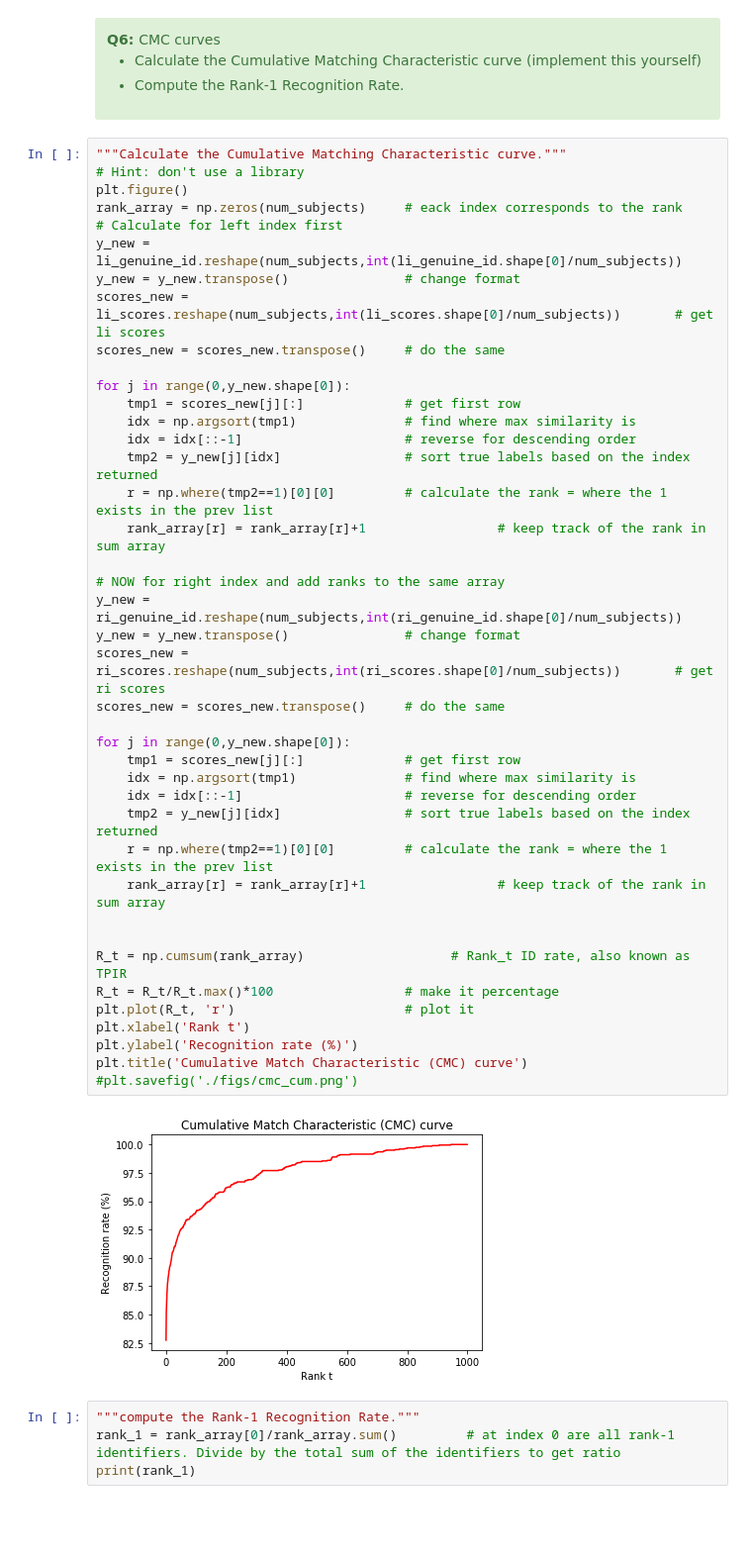
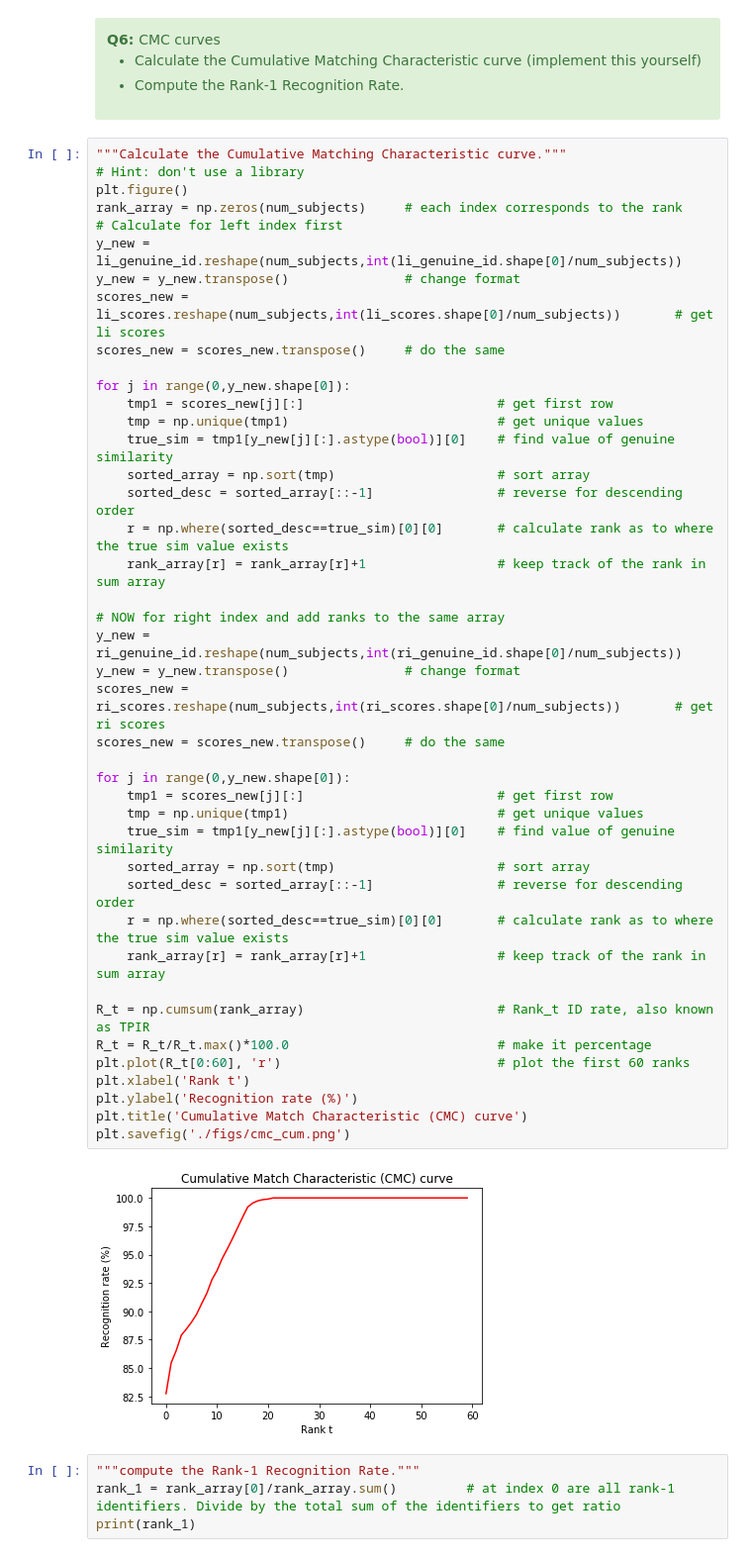
Before and after one commit to chariskal/eval-biometrics, a Jupyter notebook: assignment_1.ipynb, the cells around one changed output. Shown at 99% size. Drawn from its saved outputs; the diff is of its cells as text; blank space fills up the shorter version.

```diff
--- a/assignment_1.ipynb
+++ b/assignment_1.ipynb
@@ -554,46 +571,47 @@ CMC curves can easily be generated once you have the ranked matching scores for
 # %%
 """Calculate the Cumulative Matching Characteristic curve."""
 # Hint: don't use a library
 plt.figure()
-rank_array = np.zeros(num_subjects)     # eack index corresponds to the rank
+rank_array = np.zeros(num_subjects)     # each index corresponds to the rank
 # Calculate for left index first
 y_new = li_genuine_id.reshape(num_subjects,int(li_genuine_id.shape[0]/num_subjects))
 y_new = y_new.transpose()               # change format
 scores_new = li_scores.reshape(num_subjects,int(li_scores.shape[0]/num_subjects))       # get li scores
 scores_new = scores_new.transpose()     # do the same
 
 for j in range(0,y_new.shape[0]):
-    tmp1 = scores_new[j][:]             # get first row
-    idx = np.argsort(tmp1)              # find where max similarity is
-    idx = idx[::-1]                     # reverse for descending order
-    tmp2 = y_new[j][idx]                # sort true labels based on the index returned
-    r = np.where(tmp2==1)[0][0]         # calculate the rank = where the 1 exists in the prev list
+    tmp1 = scores_new[j][:]                         # get first row
+    tmp = np.unique(tmp1)                           # get unique values
+    true_sim = tmp1[y_new[j][:].astype(bool)][0]    # find value of genuine similarity
+    sorted_array = np.sort(tmp)                     # sort array
+    sorted_desc = sorted_array[::-1]                # reverse for descending order
+    r = np.where(sorted_desc==true_sim)[0][0]       # calculate rank as to where the true sim value exists
     rank_array[r] = rank_array[r]+1                 # keep track of the rank in sum array
 
 # NOW for right index and add ranks to the same array
 y_new = ri_genuine_id.reshape(num_subjects,int(ri_genuine_id.shape[0]/num_subjects))
 y_new = y_new.transpose()               # change format
 scores_new = ri_scores.reshape(num_subjects,int(ri_scores.shape[0]/num_subjects))       # get ri scores
 scores_new = scores_new.transpose()     # do the same
 
 for j in range(0,y_new.shape[0]):
-    tmp1 = scores_new[j][:]             # get first row
-    idx = np.argsort(tmp1)              # find where max similarity is
-    idx = idx[::-1]                     # reverse for descending order
-    tmp2 = y_new[j][idx]                # sort true labels based on the index returned
-    r = np.where(tmp2==1)[0][0]         # calculate the rank = where the 1 exists in the prev list
+    tmp1 = scores_new[j][:]                         # get first row
+    tmp = np.unique(tmp1)                           # get unique values
+    true_sim = tmp1[y_new[j][:].astype(bool)][0]    # find value of genuine similarity
+    sorted_array = np.sort(tmp)                     # sort array
+    sorted_desc = sorted_array[::-1]                # reverse for descending order
+    r = np.where(sorted_desc==true_sim)[0][0]       # calculate rank as to where the true sim value exists
     rank_array[r] = rank_array[r]+1                 # keep track of the rank in sum array
 
-
-R_t = np.cumsum(rank_array)                   # Rank_t ID rate, also known as TPIR
-R_t = R_t/R_t.max()*100                 # make it percentage
-plt.plot(R_t, 'r')                      # plot it
+R_t = np.cumsum(rank_array)                         # Rank_t ID rate, also known as TPIR
+R_t = R_t/R_t.max()*100.0                           # make it percentage
+plt.plot(R_t[0:60], 'r')                            # plot the first 60 ranks
 plt.xlabel('Rank t')
 plt.ylabel('Recognition rate (%)')
 plt.title('Cumulative Match Characteristic (CMC) curve')
-#plt.savefig('./figs/cmc_cum.png')
+plt.savefig('./figs/cmc_cum.png')
 # %% [output]
-[figure, old version]
+[figure, new version]
 # %%
 """compute the Rank-1 Recognition Rate."""
 rank_1 = rank_array[0]/rank_array.sum()         # at index 0 are all rank-1 identifiers. Divide by the total sum of the identifiers to get ratio
```
Also changed, not shown: parts of 11 cells of this notebook, 8 other files.
